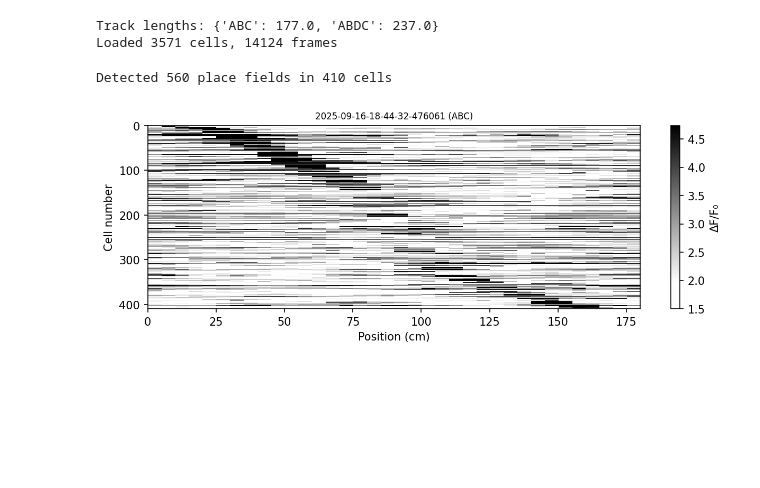
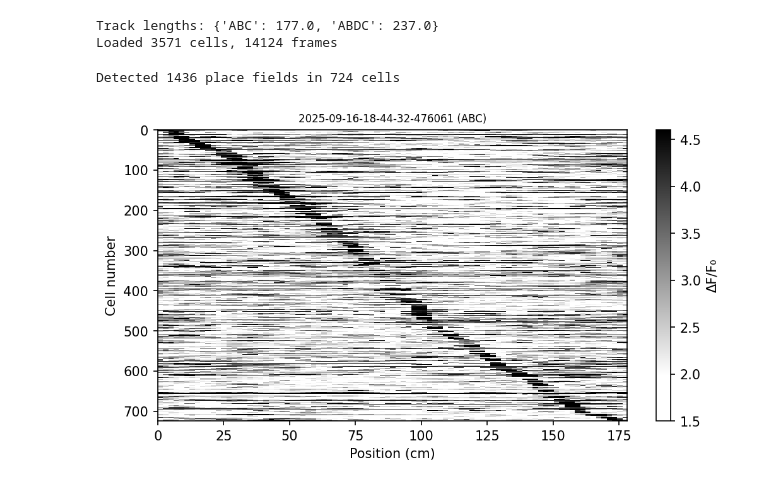
Before and after one commit to Sun-Lab-NBB/sollertia-forgery, a Jupyter notebook: src/sl_forgery/analysis/place_field_demo.ipynb, the cells around one changed output. Cells and saved outputs as stored; diff of their text form; code cells hidden in the pictures; blank space fills up the shorter version.

```diff
--- a/src/sl_forgery/analysis/place_field_demo.ipynb
+++ b/src/sl_forgery/analysis/place_field_demo.ipynb
@@ -34,27 +33,25 @@ Loaded 3571 cells, 14124 frames
 # %%
 # Initializes the detector and runs place field detection.
 detector = PlaceFieldDetector(
     fluorescence=fluorescence,
     position=position,
     speed=speed,
     track_length=track_length,
-    bin_size=2.0,  # Default bin_size=5.0, 2.0 is used for better visualization with jupyter display.
+    bin_size=2.0, # Default bin_size=5.0, 2.0 is used for better visualization with jupyter display.
     detection_params=PlaceFieldDetectionConfiguration(),
 )
 
 place_fields = detector.detect()
 
 print(f"Detected {len(place_fields.centers)} place fields in {np.sum(place_fields.has_place_field)} cells")
 
 # Generates and displays the plot.
 title = session_path.stem + (f" ({trial_type})" if trial_type else "")
 detector.plot(
     place_fields=place_fields,
     title=title,
-    sort_by_position=True,
-    show_only_place_cells=True,
 )
 plt.show()
 # %% [output]
-Detected 560 place fields in 410 cells
+Detected 1436 place fields in 724 cells
-[figure, old version]
+[figure, new version]
```
Also changed, not shown: parts of 5 cells of this notebook.
